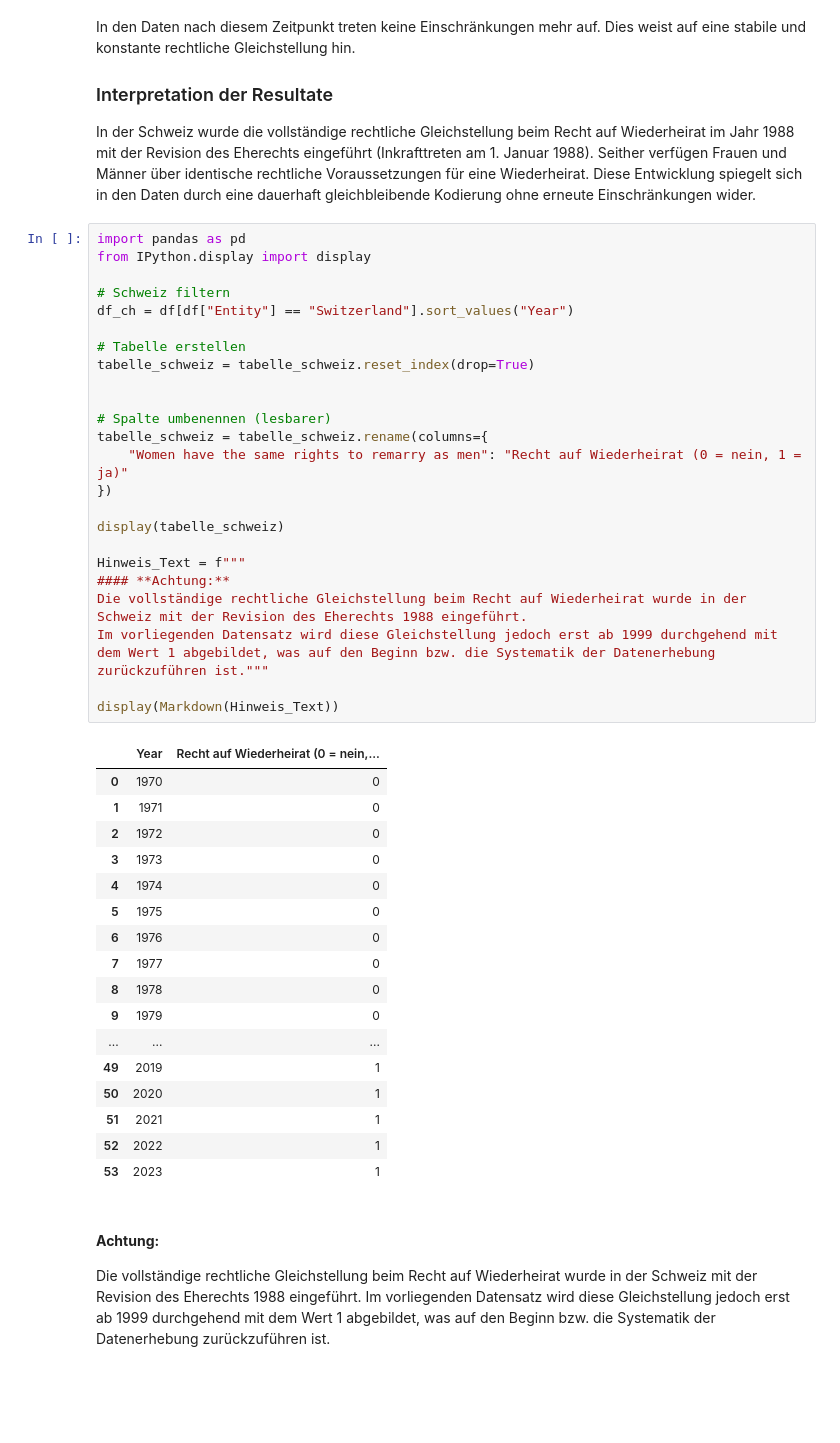
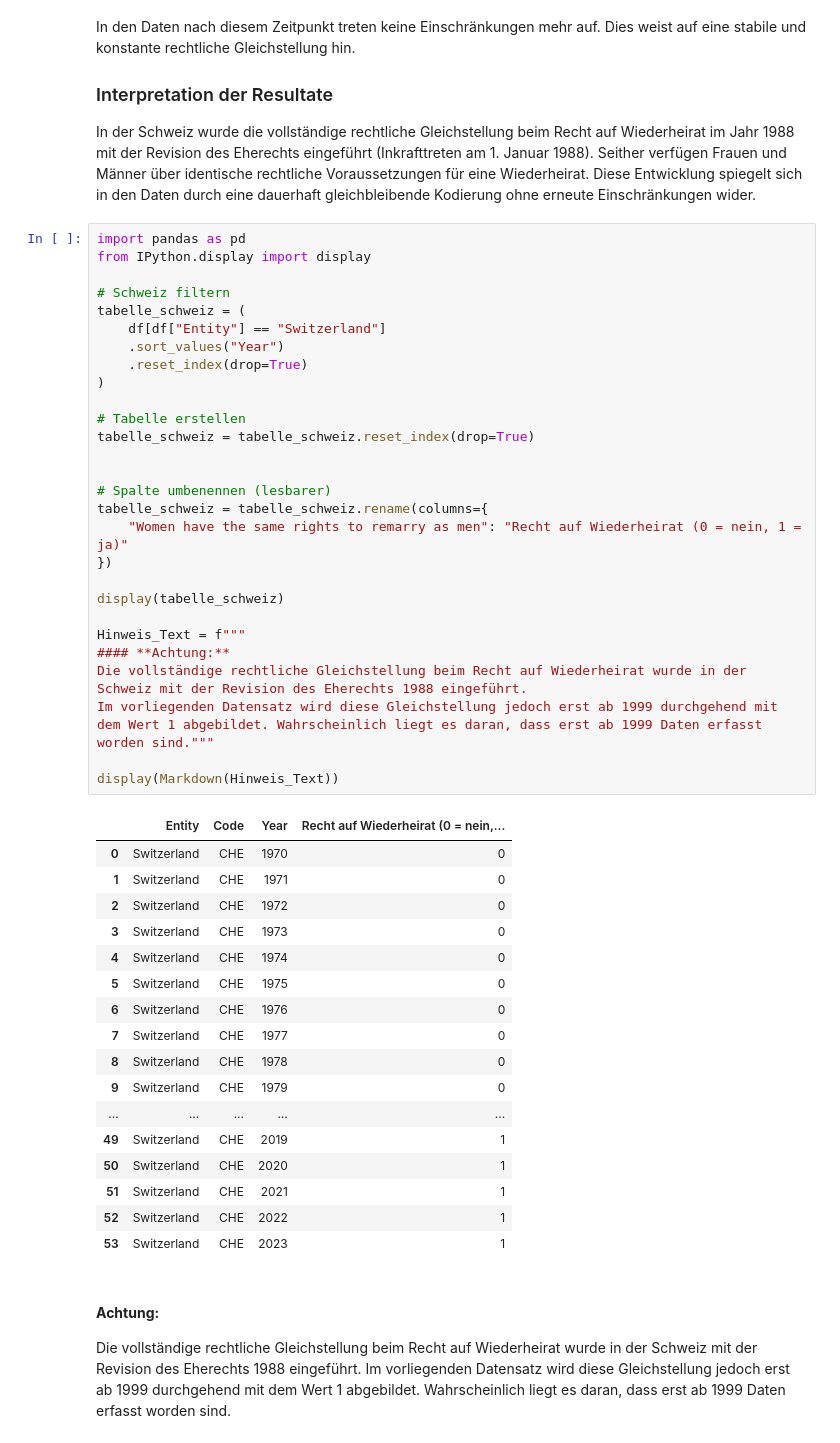
Before and after one commit to GiulianaCerullo/Informatik_BMLD, a Jupyter notebook: Leistungsnachweis2.ipynb, the cells around one changed output. Drawn from its saved outputs; the diff is of its cells as text; blank space fills up the shorter version.

```diff
--- a/Leistungsnachweis2.ipynb
+++ b/Leistungsnachweis2.ipynb
@@ -564,49 +590,53 @@ Diese Entwicklung spiegelt sich in den Daten durch eine dauerhaft gleichbleibend
 # %%
 import pandas as pd
 from IPython.display import display
 
 # Schweiz filtern
-df_ch = df[df["Entity"] == "Switzerland"].sort_values("Year")
+tabelle_schweiz = (
+    df[df["Entity"] == "Switzerland"]
+    .sort_values("Year")
+    .reset_index(drop=True)
+)
 
 # Tabelle erstellen
 tabelle_schweiz = tabelle_schweiz.reset_index(drop=True)
 
 
 # Spalte umbenennen (lesbarer)
 tabelle_schweiz = tabelle_schweiz.rename(columns={
     "Women have the same rights to remarry as men": "Recht auf Wiederheirat (0 = nein, 1 = ja)"
 })
 
 display(tabelle_schweiz)
 
 Hinweis_Text = f"""
 #### **Achtung:**
 Die vollständige rechtliche Gleichstellung beim Recht auf Wiederheirat wurde in der Schweiz mit der Revision des Eherechts 1988 eingeführt.
-Im vorliegenden Datensatz wird diese Gleichstellung jedoch erst ab 1999 durchgehend mit dem Wert 1 abgebildet, was auf den Beginn bzw. die Systematik der Datenerhebung zurückzuführen ist."""
+Im vorliegenden Datensatz wird diese Gleichstellung jedoch erst ab 1999 durchgehend mit dem Wert 1 abgebildet. Wahrscheinlich liegt es daran, dass erst ab 1999 Daten erfasst worden sind."""
 
 display(Markdown(Hinweis_Text))
 # %% [output]
-|  | Year | Recht auf Wiederheirat (0 = nein,... |
-| 0 | 1970 | 0 |
-| 1 | 1971 | 0 |
-| 2 | 1972 | 0 |
-| 3 | 1973 | 0 |
-| 4 | 1974 | 0 |
-| 5 | 1975 | 0 |
-| 6 | 1976 | 0 |
-| 7 | 1977 | 0 |
-| 8 | 1978 | 0 |
-| 9 | 1979 | 0 |
-| ... | ... | ... |
-| 49 | 2019 | 1 |
-| 50 | 2020 | 1 |
-| 51 | 2021 | 1 |
-| 52 | 2022 | 1 |
-| 53 | 2023 | 1 |
+|  | Entity | Code | Year | Recht auf Wiederheirat (0 = nein,... |
+| 0 | Switzerland | CHE | 1970 | 0 |
+| 1 | Switzerland | CHE | 1971 | 0 |
+| 2 | Switzerland | CHE | 1972 | 0 |
+| 3 | Switzerland | CHE | 1973 | 0 |
+| 4 | Switzerland | CHE | 1974 | 0 |
+| 5 | Switzerland | CHE | 1975 | 0 |
+| 6 | Switzerland | CHE | 1976 | 0 |
+| 7 | Switzerland | CHE | 1977 | 0 |
+| 8 | Switzerland | CHE | 1978 | 0 |
+| 9 | Switzerland | CHE | 1979 | 0 |
+| ... | ... | ... | ... | ... |
+| 49 | Switzerland | CHE | 2019 | 1 |
+| 50 | Switzerland | CHE | 2020 | 1 |
+| 51 | Switzerland | CHE | 2021 | 1 |
+| 52 | Switzerland | CHE | 2022 | 1 |
+| 53 | Switzerland | CHE | 2023 | 1 |
 
 #### **Achtung:**
 Die vollständige rechtliche Gleichstellung beim Recht auf Wiederheirat wurde in der Schweiz mit der Revision des Eherechts 1988 eingeführt.
-Im vorliegenden Datensatz wird diese Gleichstellung jedoch erst ab 1999 durchgehend mit dem Wert 1 abgebildet, was auf den Beginn bzw. die Systematik der Datenerhebung zurückzuführen ist.
+Im vorliegenden Datensatz wird diese Gleichstellung jedoch erst ab 1999 durchgehend mit dem Wert 1 abgebildet. Wahrscheinlich liegt es daran, dass erst ab 1999 Daten erfasst worden sind.
 # %%
 from IPython.display import display, Markdown
 
```
Also changed, not shown: parts of 7 cells of this notebook.
